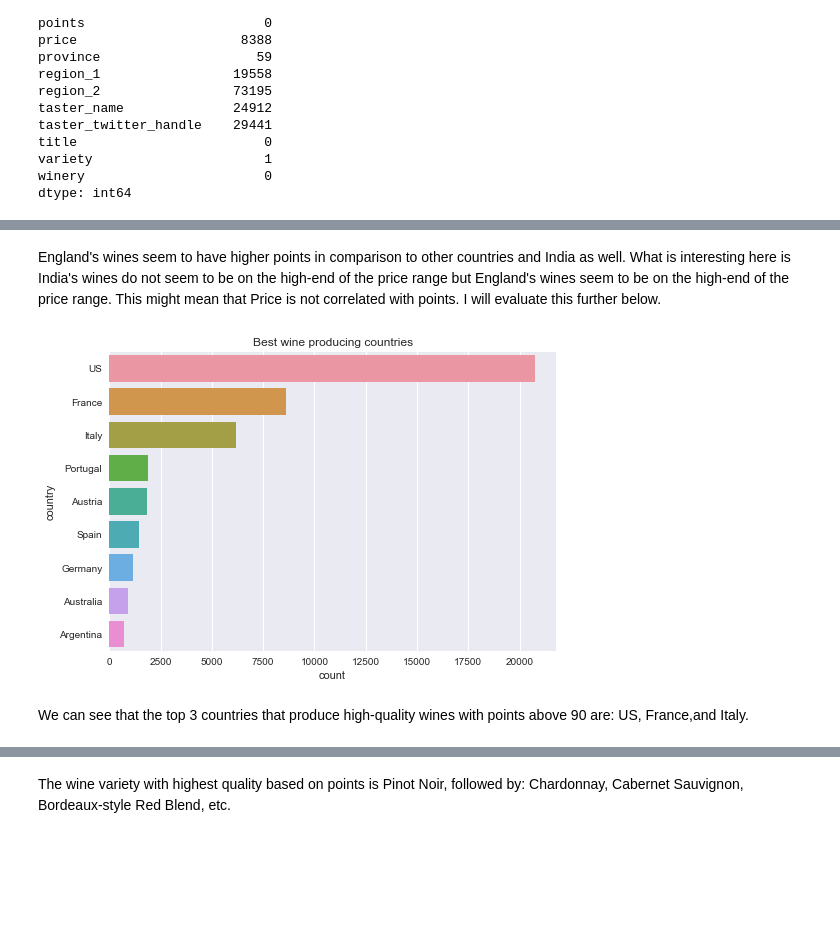
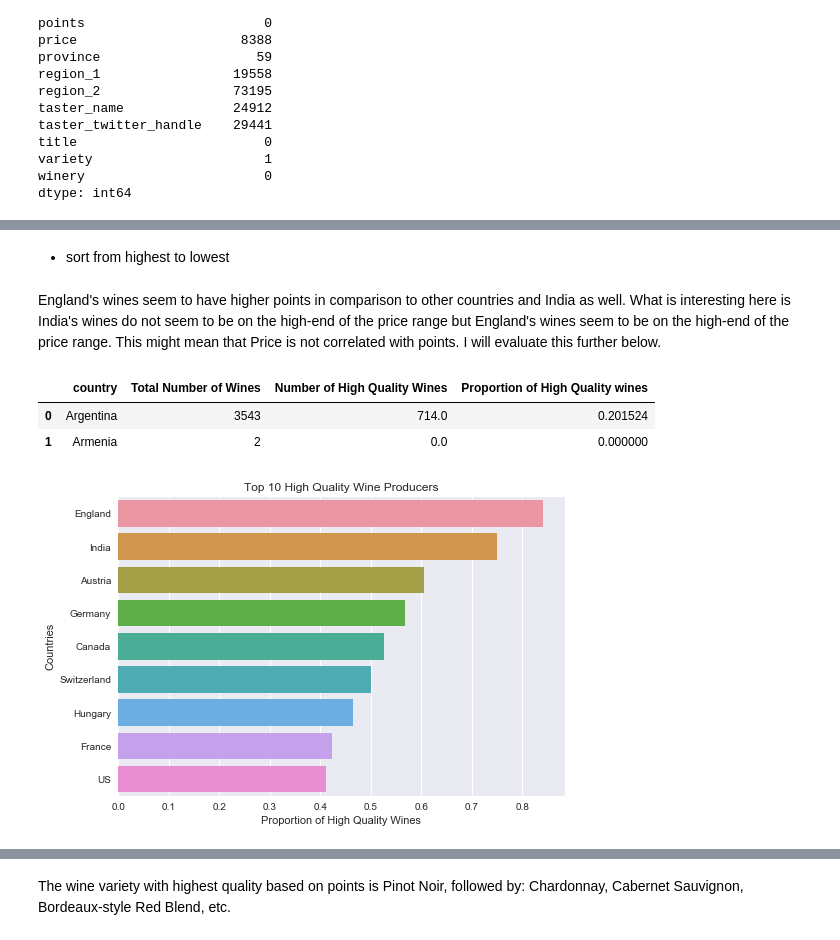
Before and after one commit to nt2462/Springboard---Capstone-Project-2, a Jupyter notebook: Capstone Project 2.ipynb, the cells around one changed output, grey strips where cells are left out. Cells and saved outputs as stored; diff of their text form; code cells hidden in the pictures; blank space fills up the shorter version.

```diff
--- a/Capstone Project 2.ipynb
+++ b/Capstone Project 2.ipynb
@@ -156,0 +174,13 @@ See the caveats in the documentation: http://pandas.pydata.org/pandas-docs/stabl
+# %%
+#fill in missing prices of wine with points linear regression formula:
+from sklearn.linear_model import LinearRegression
+lm = LinearRegression()
+X = price_points['points'].reshape((111567,1))
+y = price_points['log_price'].reshape((111567,1))
+lm.fit(X,y)
+print('intercept:',lm.intercept_)
+print('Coefficient:',lm.coef_)
+
+for idx,row in wine2.iterrows():
+    if pd.isnull(row['price']):
+        wine2['price'][idx] = np.exp(lm.intercept_ + (lm.coef_*row['points']))
@@ -174,7 +215,8 @@ winery                       0
 dtype: int64
 # %%
 #Let's fill in the missing values for Region1:
-wine2_new['region_1'] = wine2_new['region_1'].fillna('unknown')
+wine2['region_1'] = wine2['region_1'].fillna('unknown')
+wine2['province'] = wine2['province'].fillna('unknown')
 # %% [output]
 A value is trying to be set on a copy of a slice from a DataFrame.
 Try using .loc[row_indexer,col_indexer] = value instead
@@ -183,6 +231,7 @@ See the caveats in the documentation: http://pandas.pydata.org/pandas-docs/stabl
 # %%
-df = wine2_new[pd.notnull(wine2_new['variety'])]
+df = wine2[pd.notnull(wine2['variety'])]
 df = df.drop(['designation','region_2','taster_name','taster_twitter_handle'],axis=1)
+df['log_price'] = np.log(df['price'])
 # %%
 df.isnull().sum()
 # %% [output]
@@ -253,2 +311,4 @@ plt.show()
+# %% [markdown]
+ - sort from highest to lowest
 # %% [markdown]
 England's wines seem to have higher points in comparison to other countries and India as well. What is interesting here is India's wines do not seem to be on the high-end of the price range but England's wines seem to be on the high-end of the price range. This might mean that Price is not correlated with points. I will evaluate this further below.
@@ -259,11 +315,24 @@ country_bestwine = df_bestwine.groupby('country').agg({'points':'count'}).reset_
+# %%
+#Best wine producing countries based on counts (point system):
+wine_count = pd.DataFrame()
+wine_count['Total Number of Wines'] = df.groupby('country')['points'].count()
+good_wine = df.points >=90
+good_wine2 = df[good_wine]
+wine_count['Number of High Quality Wines'] = good_wine2.groupby('country')['points'].count()
+wine_count.fillna(0,inplace=True)
+wine_count['Proportion of High Quality wines'] = wine_count['Number of High Quality Wines']/wine_count['Total Number of Wines']
+wine_count.reset_index(inplace=True)
+wine_count.head(2)
+# %% [output]
+|  | country | Total Number of Wines | Number of High Quality Wines | Proportion of High Quality wines |
+| 0 | Argentina | 3543 | 714.0 | 0.201524 |
+| 1 | Armenia | 2 | 0.0 | 0.000000 |
 # %%
-country_bestwine = country_bestwine.sort_values('points',ascending=False).iloc[:9,:]
-sns.barplot(x='points',y='country',data=country_bestwine)
-plt.xlabel('count')
-plt.ylabel('country')
-plt.title('Best wine producing countries')
+wine_count = wine_count.sort_values('Proportion of High Quality wines',ascending=False).iloc[:9,:]
+sns.barplot(x='Proportion of High Quality wines',y='country',data=wine_count)
+plt.xlabel('Proportion of High Quality Wines')
+plt.ylabel('Countries')
+plt.title('Top 10 High Quality Wine Producers')
 plt.show()
 # %% [output]
-[figure, old version]
+[figure, new version]
-# %% [markdown]
-We can see that the top 3 countries that produce high-quality wines with points above 90 are: US, France,and Italy.
```
Also changed, not shown: parts of 57 cells of this notebook.
